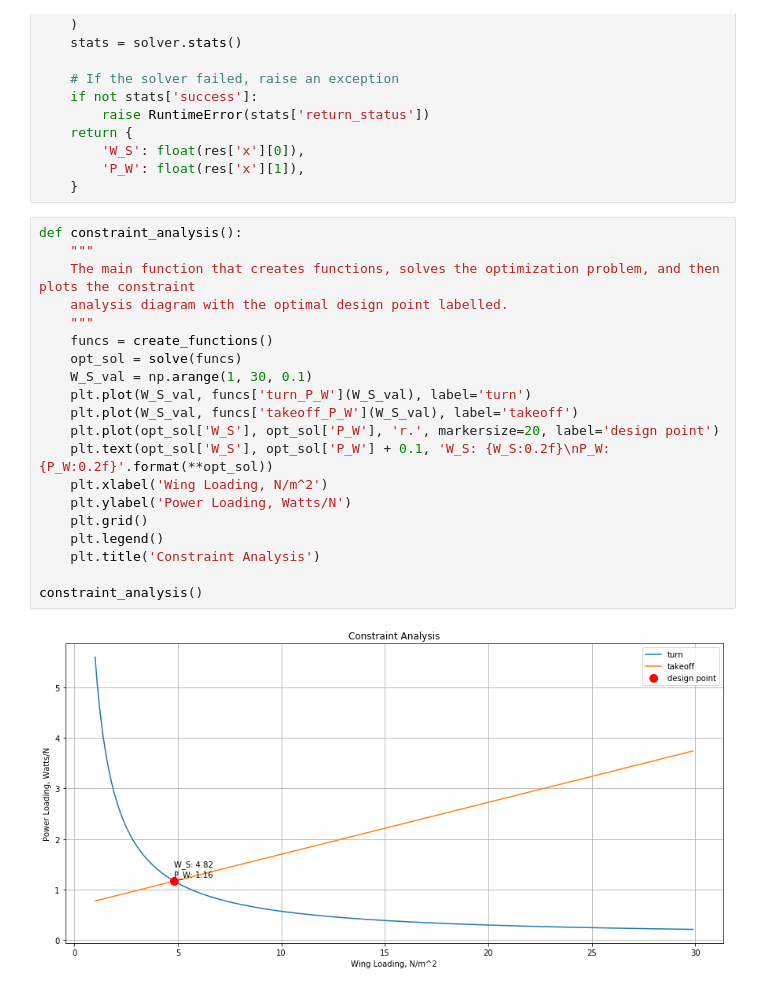
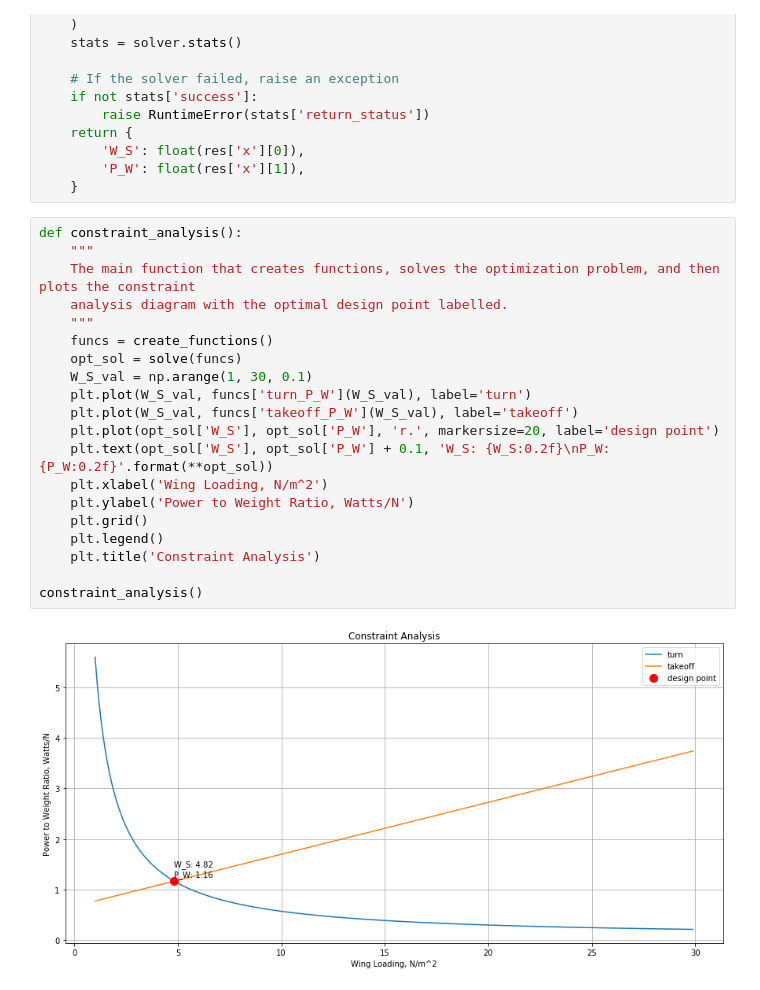
Before and after one commit to jgoppert/aae451-notebook, a Jupyter notebook: 2-Constraint_Analysis.ipynb, the cells around one changed output. Drawn from its saved outputs; the diff is of its cells as text.

```diff
--- a/2-Constraint_Analysis.ipynb
+++ b/2-Constraint_Analysis.ipynb
@@ -96,22 +96,22 @@ def solve(funcs):
 # %%
 def constraint_analysis():
     """
     The main function that creates functions, solves the optimization problem, and then plots the constraint
     analysis diagram with the optimal design point labelled.
     """
     funcs = create_functions()
     opt_sol = solve(funcs)
     W_S_val = np.arange(1, 30, 0.1)
     plt.plot(W_S_val, funcs['turn_P_W'](W_S_val), label='turn')
     plt.plot(W_S_val, funcs['takeoff_P_W'](W_S_val), label='takeoff')
     plt.plot(opt_sol['W_S'], opt_sol['P_W'], 'r.', markersize=20, label='design point')
     plt.text(opt_sol['W_S'], opt_sol['P_W'] + 0.1, 'W_S: {W_S:0.2f}\nP_W: {P_W:0.2f}'.format(**opt_sol))
     plt.xlabel('Wing Loading, N/m^2')
-    plt.ylabel('Power Loading, Watts/N')
+    plt.ylabel('Power to Weight Ratio, Watts/N')
     plt.grid()
     plt.legend()
     plt.title('Constraint Analysis')
 
 constraint_analysis()
 # %% [output]
-[figure, old version]
+[figure, new version]
```
